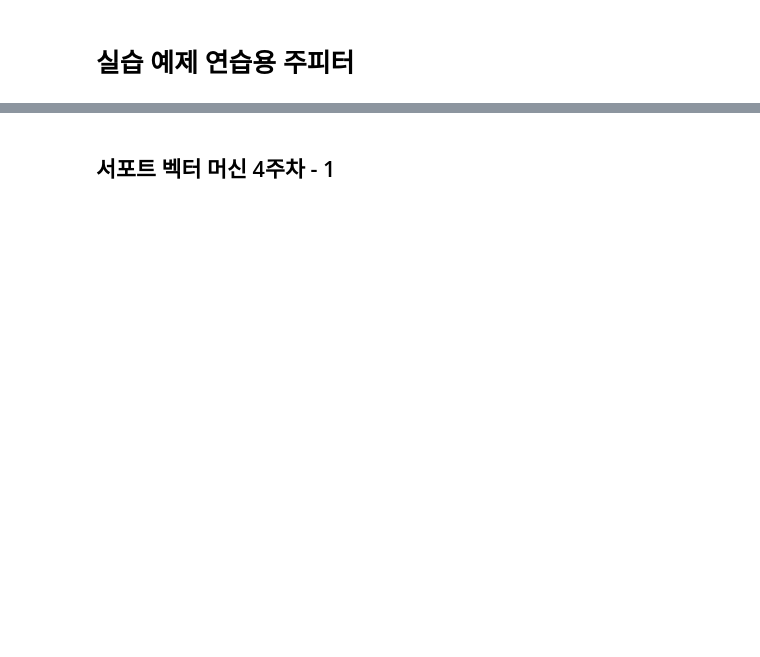
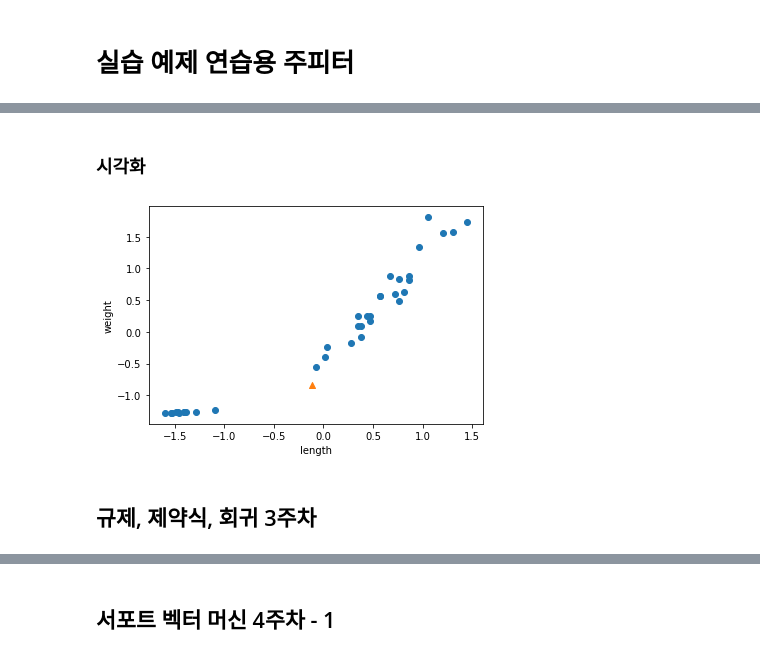
Before and after one commit to fangdol888/ml_prac4univ, a Jupyter notebook: practice.ipynb, the cells around one changed output, grey strips where cells are left out. Cells and saved outputs as stored; diff of their text form; code cells hidden in the pictures; blank space fills up the shorter version.

```diff
--- a/practice.ipynb
+++ b/practice.ipynb
@@ -2,0 +26,10 @@
+# %%
+tr_mean = np.mean(train_input, axis=0)
+tr_std = np.std(train_input, axis=0)
+te_mean = np.mean(test_input, axis=0)
+te_std = np.std(test_input, axis=0)
+
+train_scaled = (train_input - tr_mean) / tr_std
+test_scaled = (test_input - te_mean) / te_std
+
+#z-score scaling
@@ -2,0 +82,14 @@
+# %% [markdown]
+### 시각화
+# %%
+import matplotlib.pyplot as plt
+new = ([25, 150] - tr_mean) / tr_std
+plt.scatter(train_scaled[:,0], train_scaled[:,1])
+plt.scatter(new[0], new[1], marker='^')
+plt.xlabel('length')
+plt.ylabel('weight')
+plt.show()
+# %% [output]
+[figure, added]
+# %% [markdown]
+## 규제, 제약식, 회귀 3주차
```
Also changed, not shown: parts of 24 cells of this notebook.
